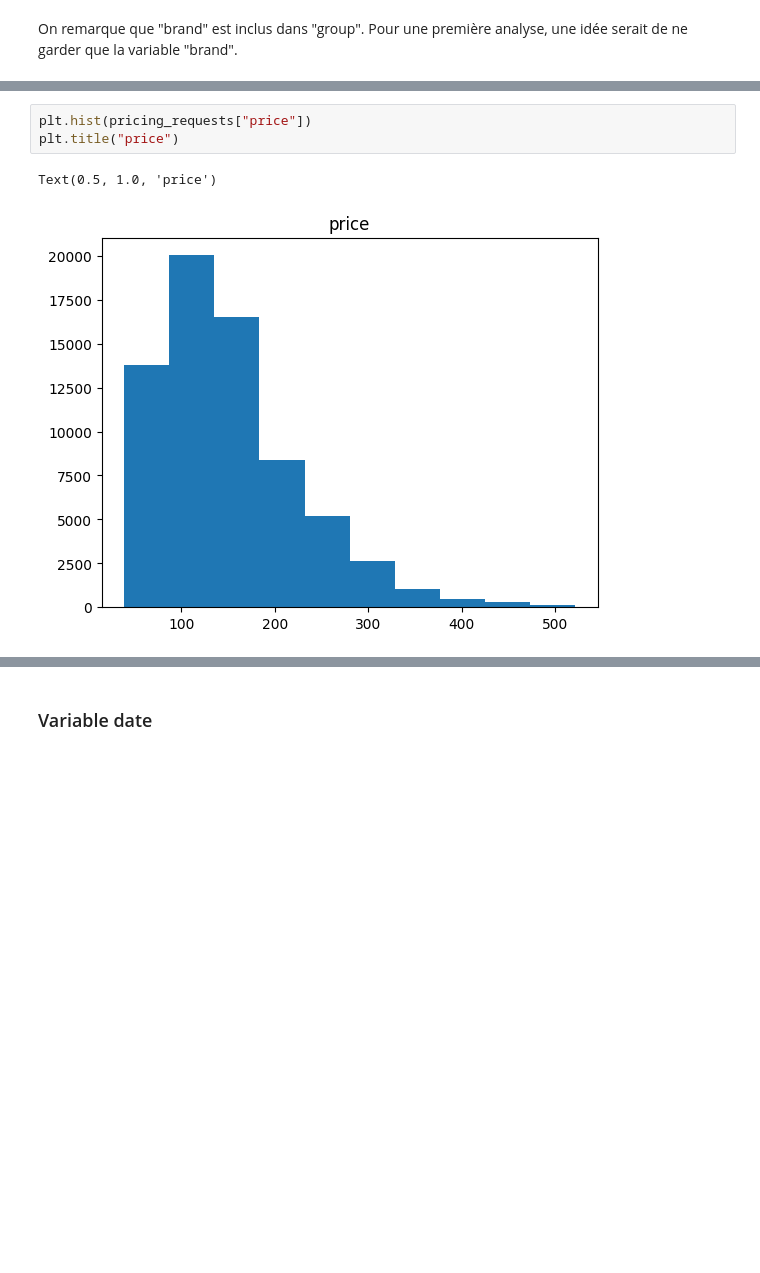
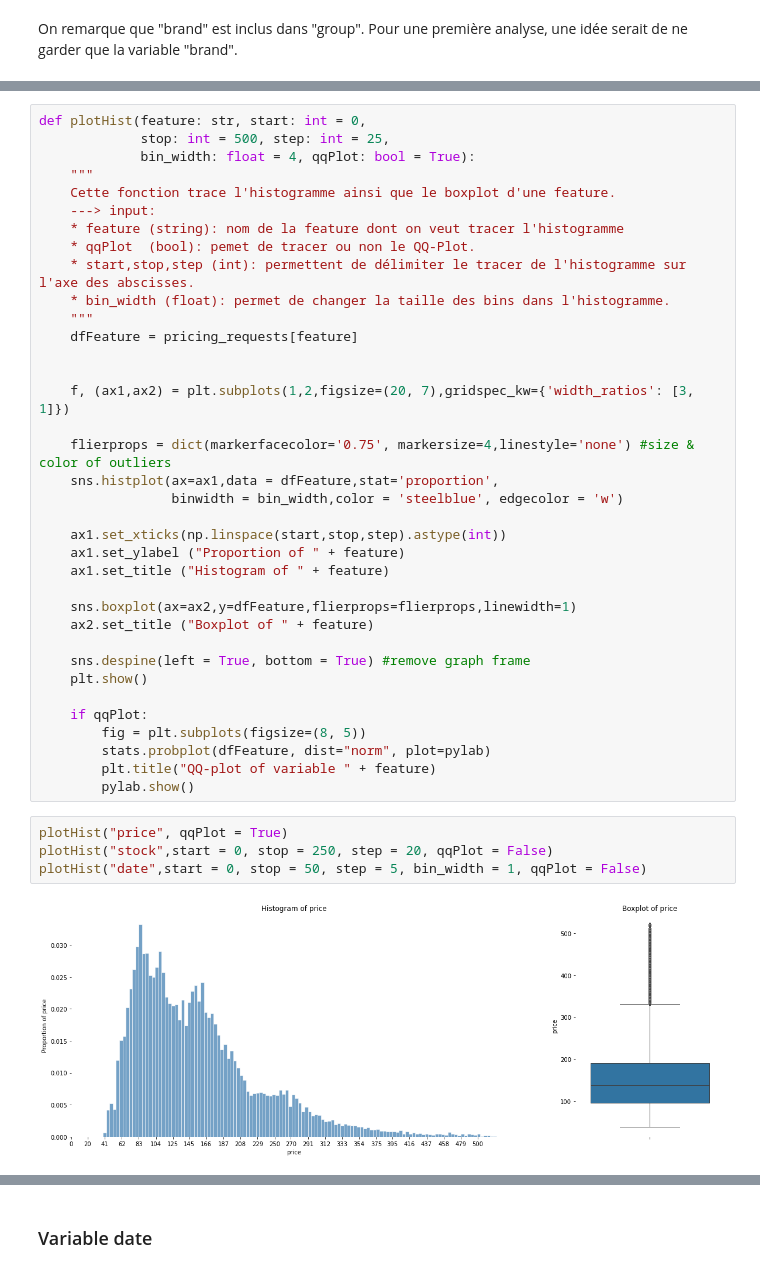
Before and after one commit to leacamusat/Defi-IA-bedbugs, a Jupyter notebook: Modeles.ipynb, the cells around one changed output, grey strips where cells are left out. Cells and saved outputs as stored; diff of their text form; blank space fills up the shorter version.

```diff
--- a/Modeles.ipynb
+++ b/Modeles.ipynb
@@ -158,6 +169,42 @@ boxplot = pricing_requests.boxplot(column=["price"])
-# %%
-plt.hist(pricing_requests["price"])
-plt.title("price")
-# %% [output]
-Text(0.5, 1.0, 'price')
-[figure, removed]
+# %%
+def plotHist(feature: str, start: int = 0,
+             stop: int = 500, step: int = 25,
+             bin_width: float = 4, qqPlot: bool = True):
+    """
+    Cette fonction trace l'histogramme ainsi que le boxplot d'une feature.
+    ---> input:
+    * feature (string): nom de la feature dont on veut tracer l'histogramme
+    * qqPlot  (bool): pemet de tracer ou non le QQ-Plot.
+    * start,stop,step (int): permettent de délimiter le tracer de l'histogramme sur l'axe des abscisses.
+    * bin_width (float): permet de changer la taille des bins dans l'histogramme.
+    """
+    dfFeature = pricing_requests[feature]
+
+
+    f, (ax1,ax2) = plt.subplots(1,2,figsize=(20, 7),gridspec_kw={'width_ratios': [3, 1]})
+
+    flierprops = dict(markerfacecolor='0.75', markersize=4,linestyle='none') #size & color of outliers
+    sns.histplot(ax=ax1,data = dfFeature,stat='proportion',
+                 binwidth = bin_width,color = 'steelblue', edgecolor = 'w')
+
+    ax1.set_xticks(np.linspace(start,stop,step).astype(int))
+    ax1.set_ylabel ("Proportion of " + feature)
+    ax1.set_title ("Histogram of " + feature)
+
+    sns.boxplot(ax=ax2,y=dfFeature,flierprops=flierprops,linewidth=1)
+    ax2.set_title ("Boxplot of " + feature)
+
+    sns.despine(left = True, bottom = True) #remove graph frame
+    plt.show()
+
+    if qqPlot:
+        fig = plt.subplots(figsize=(8, 5))
+        stats.probplot(dfFeature, dist="norm", plot=pylab)
+        plt.title("QQ-plot of variable " + feature)
+        pylab.show()
+# %%
+plotHist("price", qqPlot = True)
+plotHist("stock",start = 0, stop = 250, step = 20, qqPlot = False)
+plotHist("date",start = 0, stop = 50, step = 5, bin_width = 1, qqPlot = False)
+# %% [output]
+[figure, added]
```
Also changed, not shown: parts of 44 cells of this notebook.
